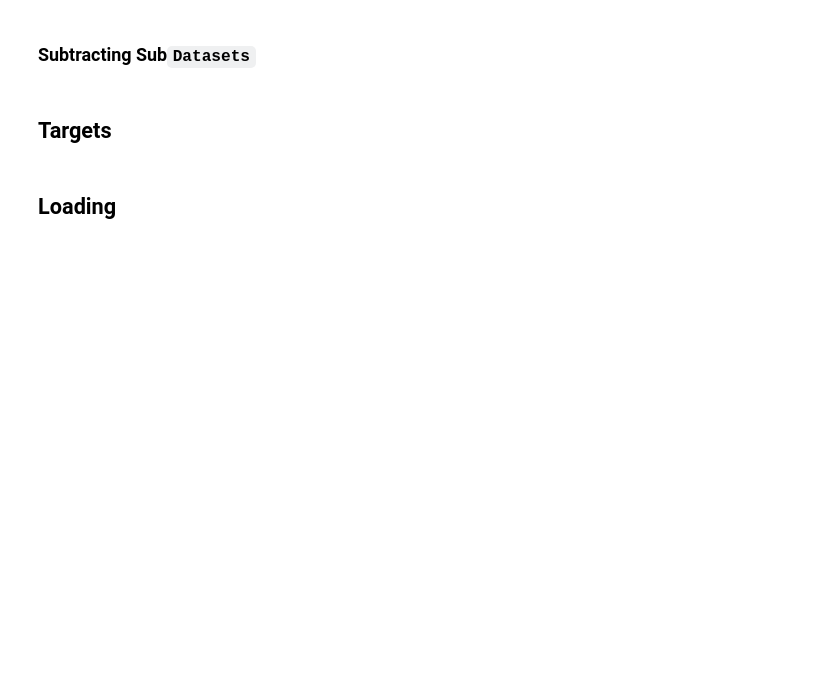
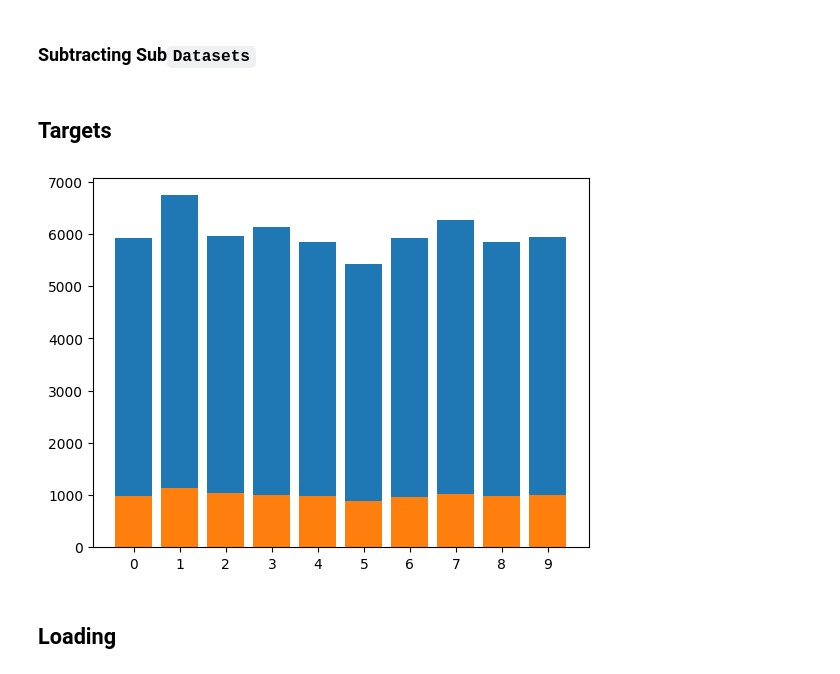
Before and after one commit to Irad-Zehavi/fastai-datasets, a Jupyter notebook: nbs/Core/patches.ipynb, the cells around one changed output. Saved outputs shown, nothing was run; the diff lists cells and outputs as text; code cells hidden in the pictures; blank space fills up the shorter version.

```diff
--- a/nbs/Core/patches.ipynb
+++ b/nbs/Core/patches.ipynb
@@ -188,3 +196,7 @@ test_eq(ds.by_target['Odd'],  L((i, ds.vocab.o2i['Odd'])  for i in [1, 3, 5, 7,
+# %%
+MNIST().plot_class_distribution()
+# %% [output]
+[figure, added]
 # %% [markdown]
 ## Loading
 # %% [markdown]
```
Also changed, not shown: parts of 15 cells of this notebook, 9 other files.
